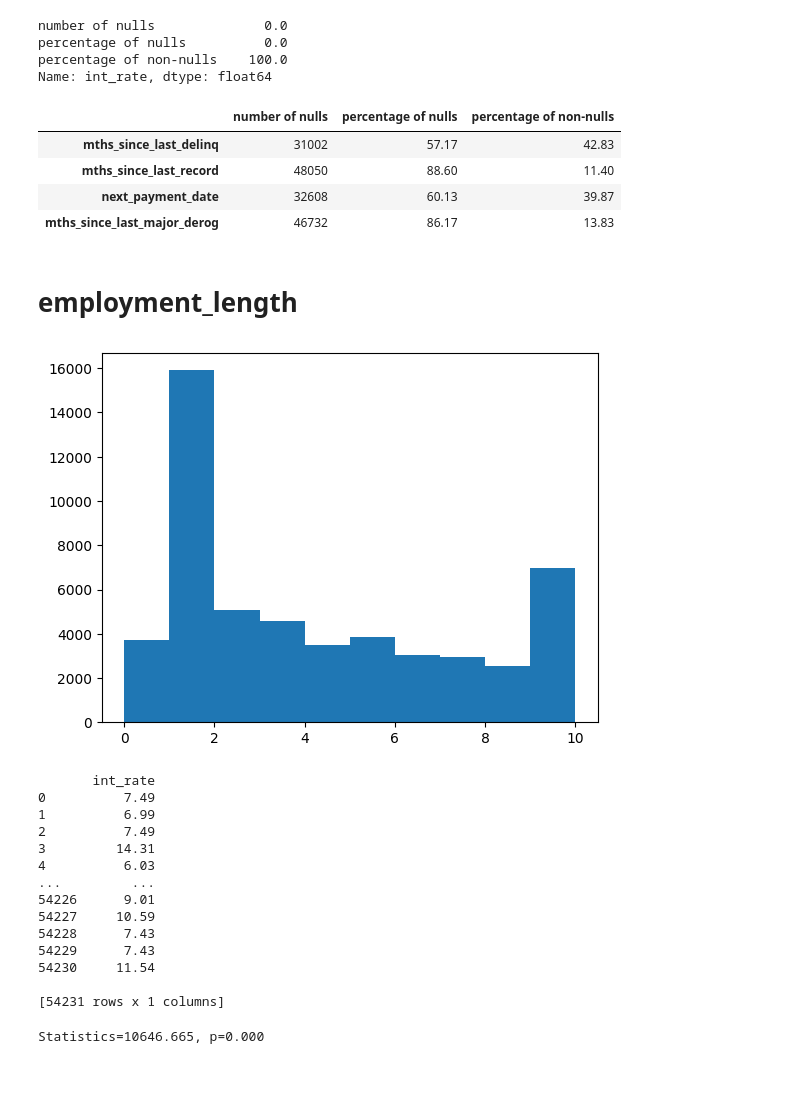
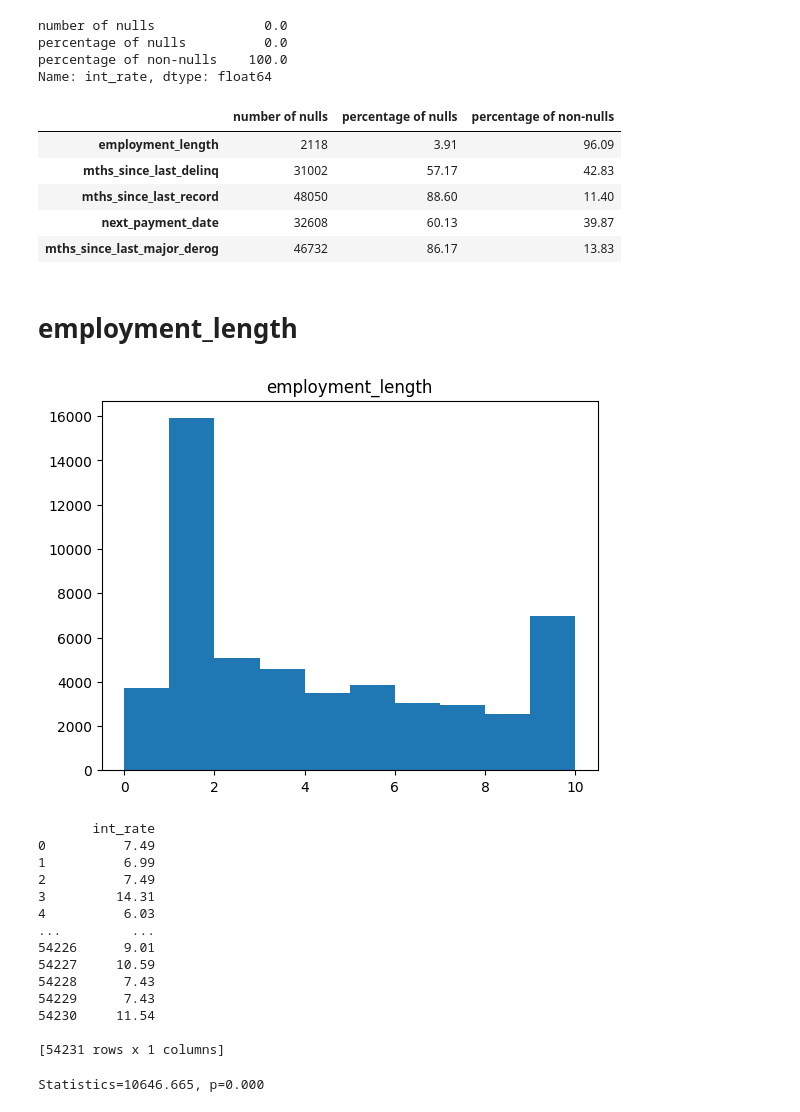
Before and after one commit to vpagador/EDA-Customer-Loans-in-Finance, a Jupyter notebook: demo_impute_nulls.ipynb, the cells around one changed output. Drawn from its saved outputs; the diff is of its cells as text; code cells hidden in the pictures; blank space fills up the shorter version.

```diff
--- a/demo_impute_nulls.ipynb
+++ b/demo_impute_nulls.ipynb
@@ -13,7 +13,7 @@ from matplotlib import pyplot
 df = pd.read_csv("loan_payments.csv")
 # Cast Datatypes
 data_transformer = DataTransform()
-df = data_transformer.transform_employment_length(df)
+df = data_transformer.encode_transform(df)
 df = data_transformer.cast_column_dtypes(df)
 df_info = DataFrameInfo(df)
 # %% [output]
@@ -340,6 +370,7 @@ Name: int_rate, dtype: float64
 df_info.get_only_columns_with_nulls()
 # %% [output]
 |  | number of nulls | percentage of nulls | percentage of non-nulls |
+| employment_length | 2118 | 3.91 | 96.09 |
 | mths_since_last_delinq | 31002 | 57.17 | 42.83 |
 | mths_since_last_record | 48050 | 88.60 | 11.40 |
 | next_payment_date | 32608 | 60.13 | 39.87 |
@@ -348,10 +379,10 @@ df_info.get_only_columns_with_nulls()
 # employment_length
 # %%
 # First get the distribution
-plotter.plot_histogram(df['employment_length'])
+plotter.plot_histogram(df['employment_length'], 'employment_length')
 print(df[['int_rate']])
 # %% [output]
-[figure, old version]
+[figure, new version]
        int_rate
 0          7.49
 1          6.99
```
Also changed, not shown: parts of 10 cells of this notebook, 6 other files.
